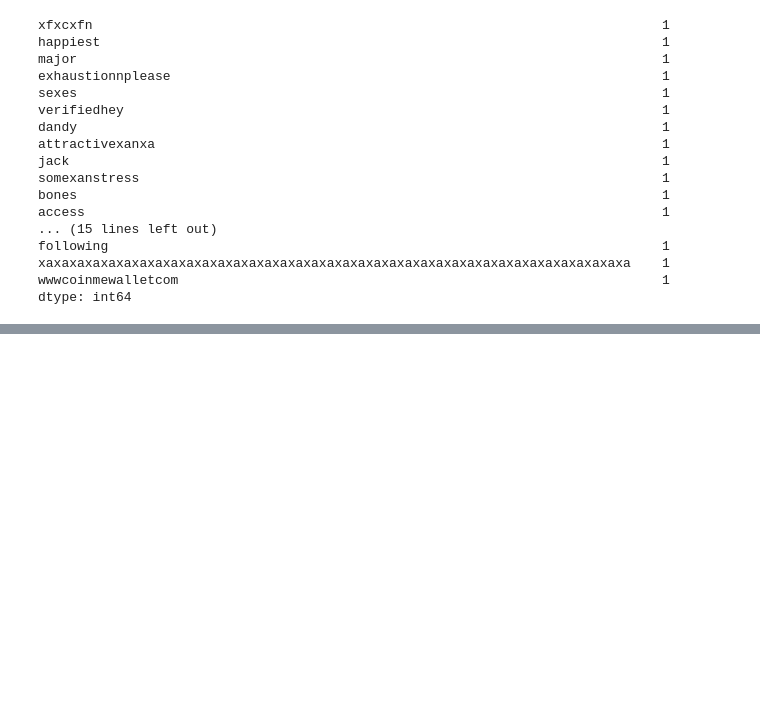
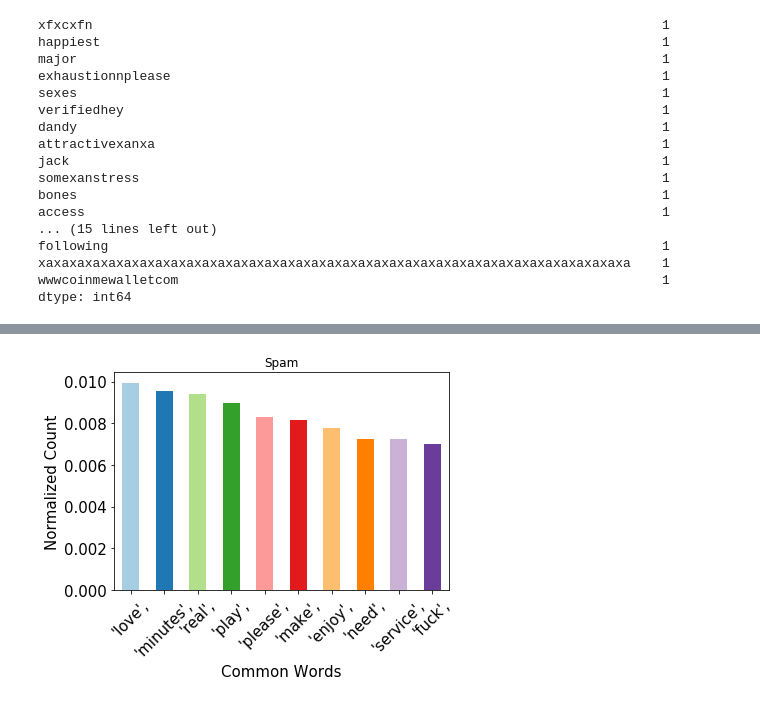
Before and after one commit to crisprin17/Insight_project, a Jupyter notebook: Insight_5_Last_clean_data_general.ipynb, the cells around one changed output, grey strips where cells are left out. Saved outputs shown, nothing was run; the diff lists cells and outputs as text; code cells hidden in the pictures; blank space fills up the shorter version.

```diff
--- a/Insight_5_Last_clean_data_general.ipynb
+++ b/Insight_5_Last_clean_data_general.ipynb
@@ -623,0 +654,7 @@ spam_ads2.to_csv('Total_labelSPAM_adsTEXT_+_counts_CLEAN_withcommom_feb11.csv')
+# %%
+list_of_word_spam = []
+for tok,_ in enumerate(tokens_all_spam):
+    m = len(tokens_all_spam[tok])
+    for i in range(m):
+        word = tokens_all_spam[tok][i]
+        list_of_word_spam.append(word)
@@ -623,0 +668,3 @@ spam_ads2.to_csv('Total_labelSPAM_adsTEXT_+_counts_CLEAN_withcommom_feb11.csv')
+# %%
+text_spam = str(list_of_word_spam).split()
+text_ads  = str(list_of_word_ads).split()
@@ -623,0 +679,6 @@ spam_ads2.to_csv('Total_labelSPAM_adsTEXT_+_counts_CLEAN_withcommom_feb11.csv')
+# %%
+fdist_spam = FreqDist(text_spam)
+fdist_ads = FreqDist(text_ads)
+# %%
+for key,value in fdist_spam.items():
+    fdist_spam[key] = value/17895
@@ -623,0 +694,14 @@ spam_ads2.to_csv('Total_labelSPAM_adsTEXT_+_counts_CLEAN_withcommom_feb11.csv')
+# %%
+lst = fdist_spam.most_common(int(10))
+df1 = pd.DataFrame(lst, columns = ['Word', 'Count'])
+
+df1.plot.bar(x='Word',y='Count',legend=False, color=plt.cm.Paired(np.arange(len(df1))))
+plt.title(str('Spam'))
+plt.xlabel('Common Words', fontsize=15)
+plt.ylabel('Normalized Count', fontsize=15)
+plt.xticks(rotation = 45, fontsize=15)
+plt.yticks(fontsize=15)
+
+plt.show()
+# %% [output]
+[figure, added]
```
Also changed, not shown: parts of 52 cells of this notebook.
